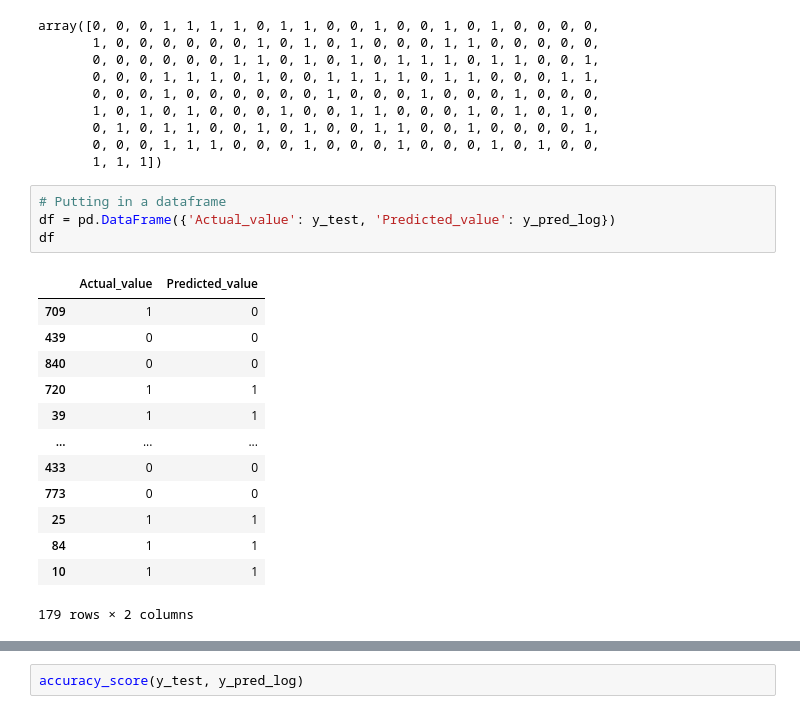
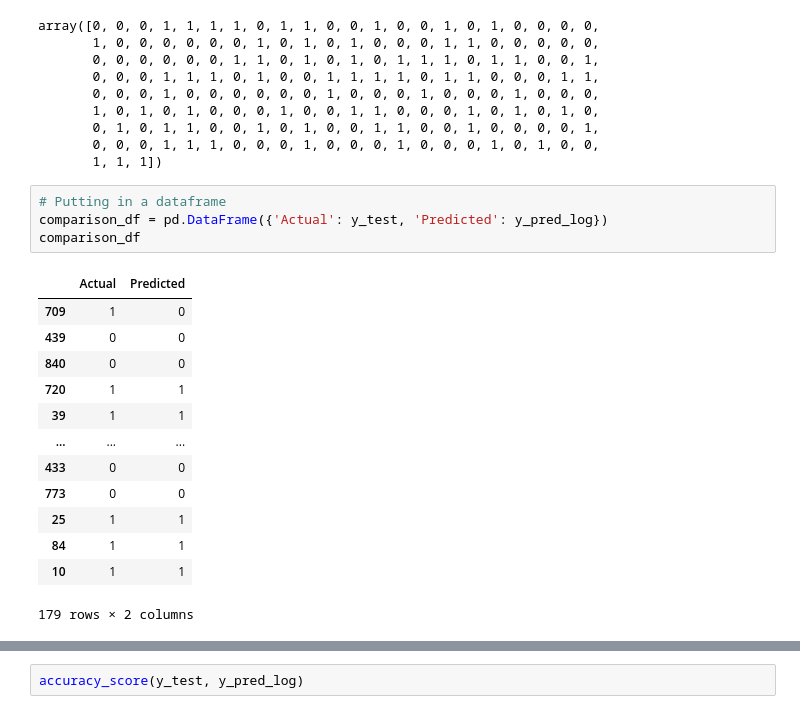
Before and after one commit to bytesbyt/ds_titanic, a Jupyter notebook: titanic.ipynb, the cells around one changed output, grey strips where cells are left out. Cells and saved outputs as stored; diff of their text form.

```diff
--- a/titanic.ipynb
+++ b/titanic.ipynb
@@ -493,10 +510,10 @@ array([0, 0, 0, 1, 1, 1, 1, 0, 1, 1, 0, 0, 1, 0, 0, 1, 0, 1, 0, 0, 0, 0,
        1, 1, 1])
 # %%
 # Putting in a dataframe
-df = pd.DataFrame({'Actual_value': y_test, 'Predicted_value': y_pred_log})
-df
+comparison_df = pd.DataFrame({'Actual': y_test, 'Predicted': y_pred_log})
+comparison_df
 # %% [output]
-|  | Actual_value | Predicted_value |
+|  | Actual | Predicted |
 | 709 | 1 | 0 |
 | 439 | 0 | 0 |
 | 840 | 0 | 0 |
```
Also changed, not shown: parts of 5 cells of this notebook.
